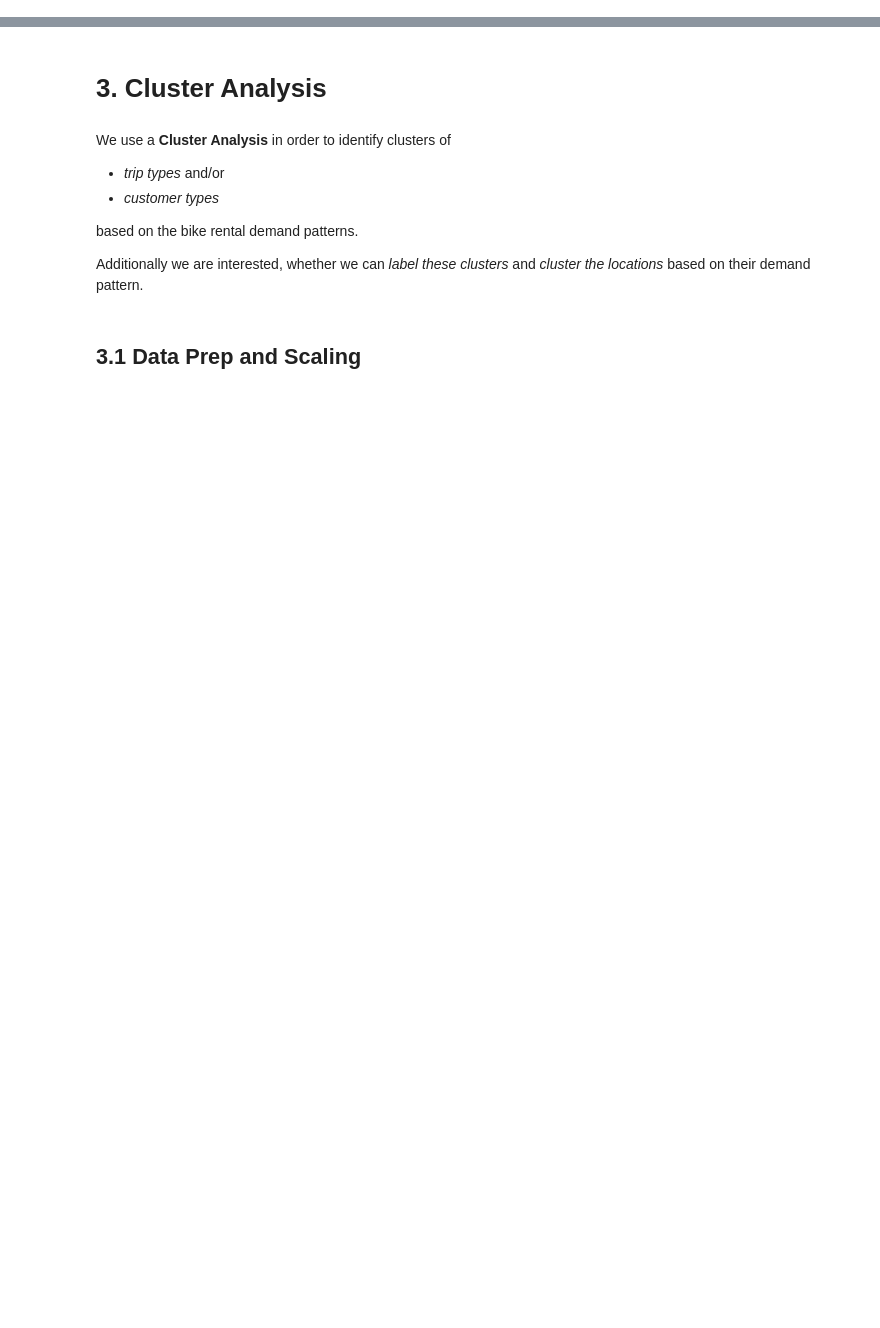
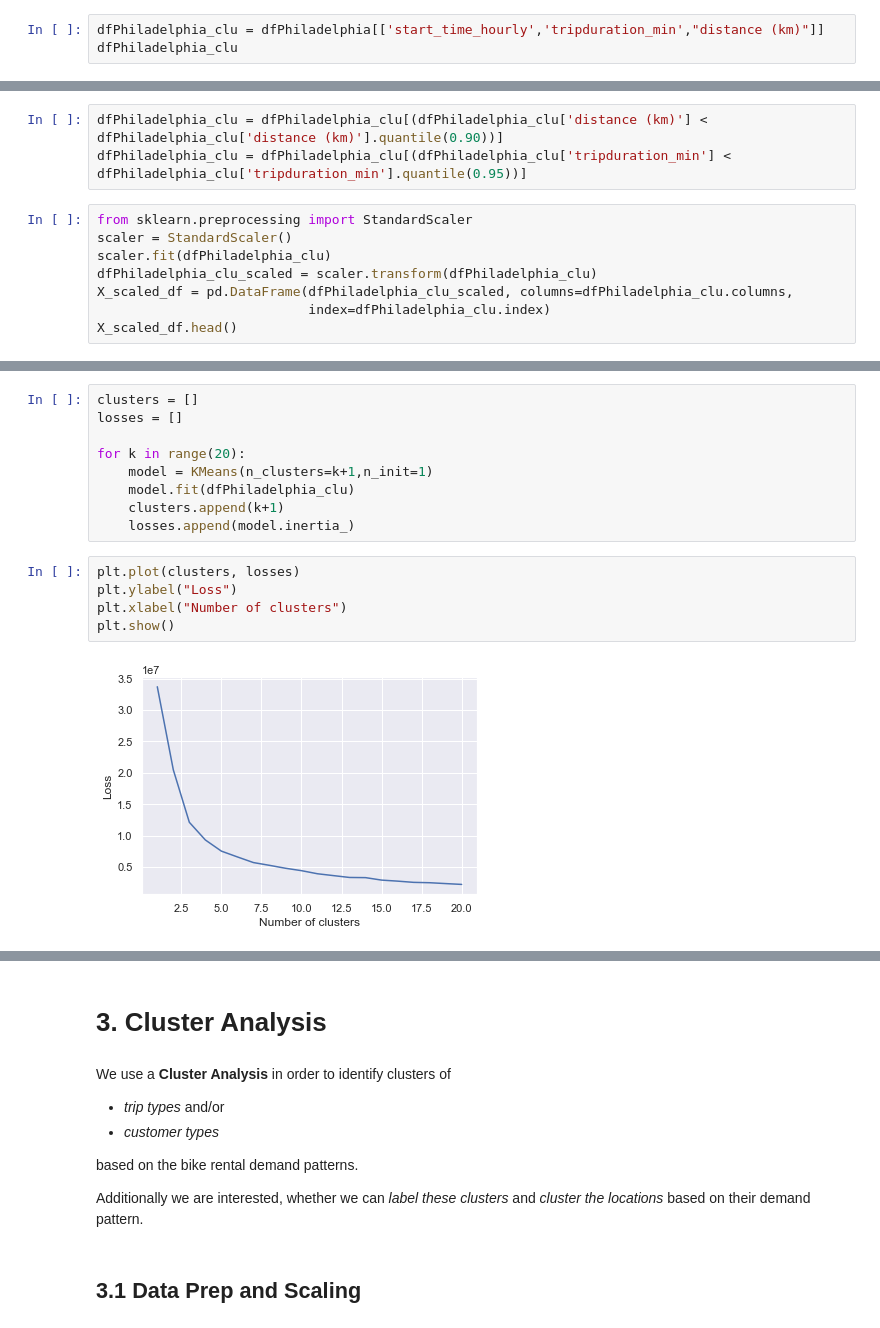
Before and after one commit to Hannah2800/AA_2022_PythonPandas, a Jupyter notebook: Task 3 - Cluster Analysis.ipynb, the cells around one changed output, grey strips where cells are left out. Cells and saved outputs as stored; diff of their text form; blank space fills up the shorter version.

Commit message:
work on clustering

```diff
--- a/Task 3 - Cluster Analysis.ipynb
+++ b/Task 3 - Cluster Analysis.ipynb
@@ -55,0 +50,3 @@ dfPhiladelphia_clustering = dfPhiladelphia[['start_time_hourly',
+# %%
+dfPhiladelphia_clu = dfPhiladelphia[['start_time_hourly','tripduration_min',"distance (km)"]]
+dfPhiladelphia_clu
@@ -55,0 +67,11 @@ dfPhiladelphia_clustering = dfPhiladelphia[['start_time_hourly',
+# %%
+dfPhiladelphia_clu = dfPhiladelphia_clu[(dfPhiladelphia_clu['distance (km)'] < dfPhiladelphia_clu['distance (km)'].quantile(0.90))]
+dfPhiladelphia_clu = dfPhiladelphia_clu[(dfPhiladelphia_clu['tripduration_min'] < dfPhiladelphia_clu['tripduration_min'].quantile(0.95))]
+# %%
+from sklearn.preprocessing import StandardScaler
+scaler = StandardScaler()
+scaler.fit(dfPhiladelphia_clu)
+dfPhiladelphia_clu_scaled = scaler.transform(dfPhiladelphia_clu)
+X_scaled_df = pd.DataFrame(dfPhiladelphia_clu_scaled, columns=dfPhiladelphia_clu.columns,
+                           index=dfPhiladelphia_clu.index)
+X_scaled_df.head()
@@ -55,0 +85,16 @@ dfPhiladelphia_clustering = dfPhiladelphia[['start_time_hourly',
+# %%
+clusters = []
+losses = []
+
+for k in range(20):
+    model = KMeans(n_clusters=k+1,n_init=1)
+    model.fit(dfPhiladelphia_clu)
+    clusters.append(k+1)
+    losses.append(model.inertia_)
+# %%
+plt.plot(clusters, losses)
+plt.ylabel("Loss")
+plt.xlabel("Number of clusters")
+plt.show()
+# %% [output]
+[figure, added]
```
Also changed, not shown: parts of 34 cells of this notebook, 2 other files.
